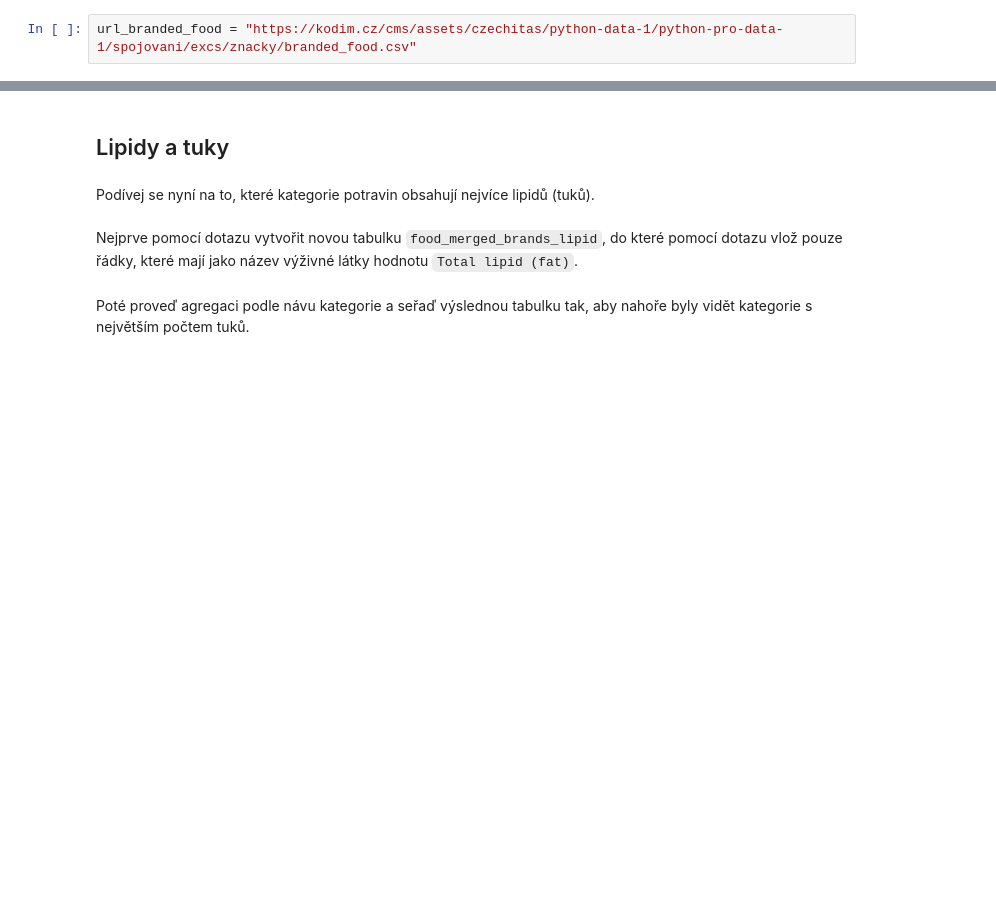
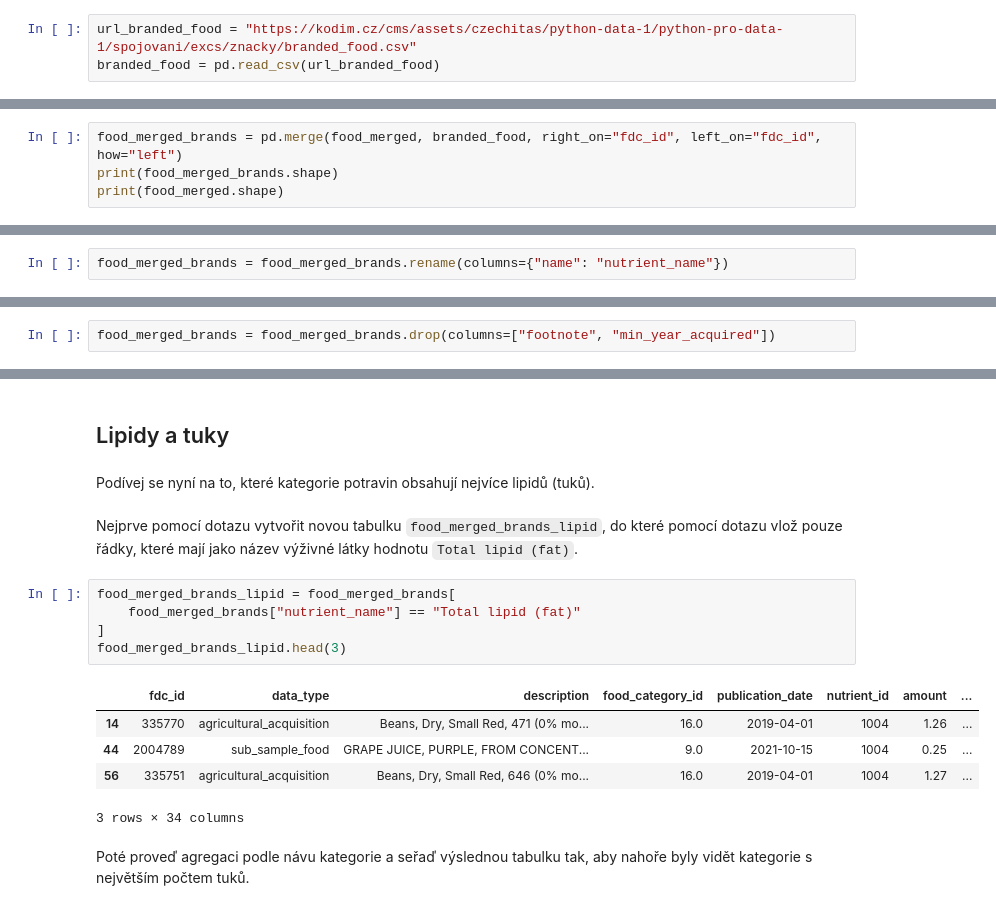
Before and after one commit to AnetaPopelova/czechitas-da-pj24, a Jupyter notebook: notebooks/02-pandas-2/03-spojovani-agregace.ipynb, the cells around one changed output, grey strips where cells are left out. Cells and saved outputs as stored; diff of their text form; blank space fills up the shorter version.

```diff
--- a/notebooks/02-pandas-2/03-spojovani-agregace.ipynb
+++ b/notebooks/02-pandas-2/03-spojovani-agregace.ipynb
@@ -123,6 +123,7 @@ Pro tabulku `branded_food` splň následující úkoly.
 _Nápověda: Na body 2 a 3 využij metodu, kterou jsme si již ukazovali v předchozí lekci. Její název se skládá ze dvou slov - anglického výrazu pro hodnotu a pro počet._
 # %%
 url_branded_food = "https://kodim.cz/cms/assets/czechitas/python-data-1/python-pro-data-1/spojovani/excs/znacky/branded_food.csv"
+branded_food = pd.read_csv(url_branded_food)
 # %% [markdown]
 
 1. Zobraz si prvních několik řádků tabulky a podívej se na to, jaké jsou v ní sloupce a jaké jsou v nich hodnoty.
@@ -147,2 +180,6 @@ Pro tabulku `food_merged_brands` splň následující úkoly.
 # %% [markdown]
 2. Nyní proveď operaci merge znovu, ale s parametrem `how` nastaveným na hodnotu `left`. Zkontroluj počet řádků a porovnej ho s počtem řádků tabulky `food_merged_brands`. Proč se počet liší?
+# %%
+food_merged_brands = pd.merge(food_merged, branded_food, right_on="fdc_id", left_on="fdc_id", how="left")
+print(food_merged_brands.shape)
+print(food_merged.shape)
@@ -163,6 +203,8 @@ Metodu voláme pomocí tečkové notace, kterou už jsme využívali.
 
 
 Dále je potřeba zapsat název parametru (`columns`, protože chceme přejmenovat sloupce). Jako hodnotu vkládáme strukturu, která je označováno jako slovník. Jedná se o dvojici hodnot ve složených závorkách, která je oddělená dvojtečkou. Před dvojtečkou je starý název sloupce (v našem případě to bude name) a za dvojtečkou nový název sloupce (v našem případě to bude `nutrition_name`). Uprav tedy použití metody a spusť ho. Následně zkontroluj výsledek pomocí `.columns`.
+# %%
+food_merged_brands = food_merged_brands.rename(columns={"name": "nutrient_name"})
 # %% [markdown]
 Jako bonus se zamysli nad tím, co by se mohlo stát, pokud na místo starého názvu zadáš sloupec, který v tabulce není (např. test).
 
@@ -187,6 +229,8 @@ food_merged_brands = food_merged_brands.drop(columns=["sloupec_1", "sloupec_2"])
 
 
 Využij metodu k odstranění sloupců `footnote` a `min_year_acquired`.
+# %%
+food_merged_brands = food_merged_brands.drop(columns=["footnote", "min_year_acquired"])
 # %% [markdown]
 
 Pomocí vlastnosti `.columns` zkontroluj výsledek.
@@ -270,5 +328,16 @@ food_merged_brands_protein.sort_values("amount", ascending=False).head()
 Podívej se nyní na to, které kategorie potravin obsahují nejvíce lipidů (tuků).
 # %% [markdown]
 Nejprve pomocí dotazu vytvořit novou tabulku `food_merged_brands_lipid`, do které pomocí dotazu vlož pouze řádky, které mají jako název výživné látky hodnotu `Total lipid (fat)`.
+# %%
+food_merged_brands_lipid = food_merged_brands[
+    food_merged_brands["nutrient_name"] == "Total lipid (fat)"
+]
+food_merged_brands_lipid.head(3)
+# %% [output]
+|  | fdc_id | data_type | description | food_category_id | publication_date | nutrient_id | amount | ... |
+| 14 | 335770 | agricultural_acquisition | Beans, Dry, Small Red, 471 (0% mo... | 16.0 | 2019-04-01 | 1004 | 1.26 | ... |
+| 44 | 2004789 | sub_sample_food | GRAPE JUICE, PURPLE, FROM CONCENT... | 9.0 | 2021-10-15 | 1004 | 0.25 | ... |
+| 56 | 335751 | agricultural_acquisition | Beans, Dry, Small Red, 646 (0% mo... | 16.0 | 2019-04-01 | 1004 | 1.27 | ... |
+3 rows × 34 columns
 # %% [markdown]
 Poté proveď agregaci podle návu kategorie a seřaď výslednou tabulku tak, aby nahoře byly vidět kategorie s největším počtem tuků.
```
Also changed, not shown: parts of 9 cells of this notebook.
